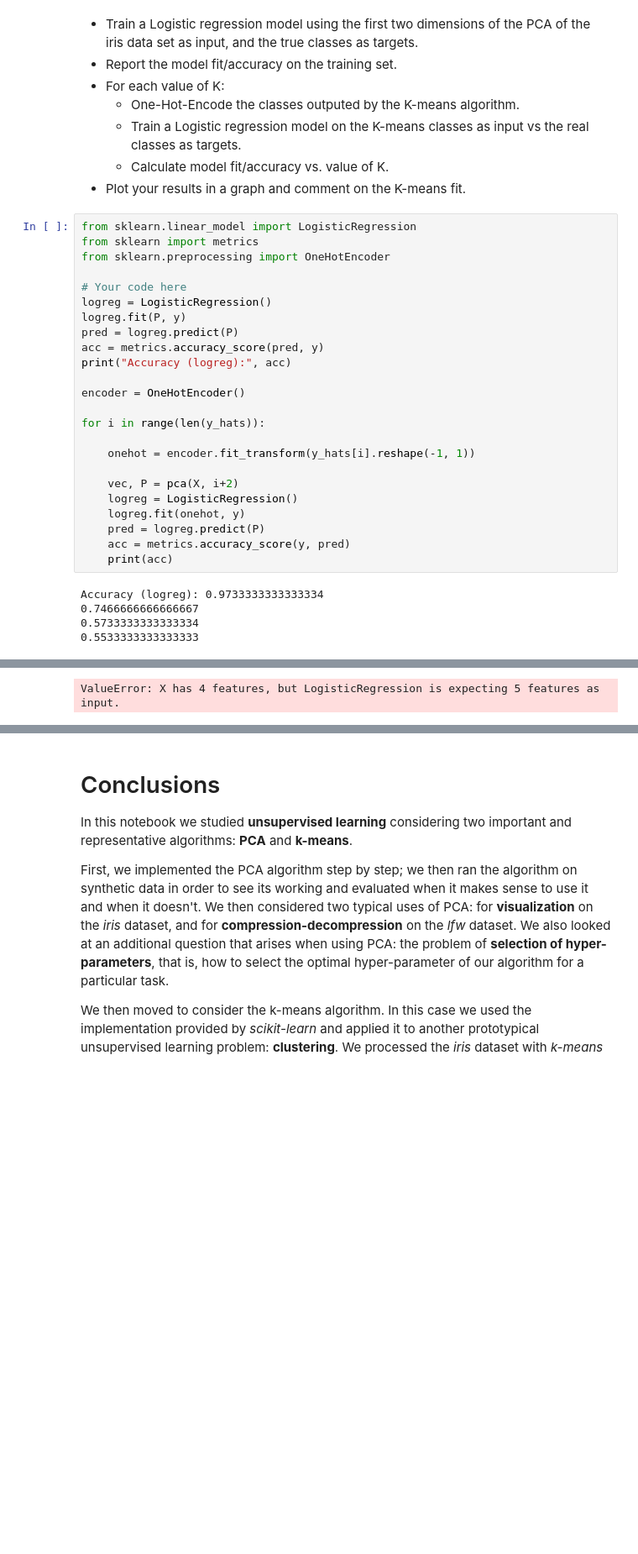
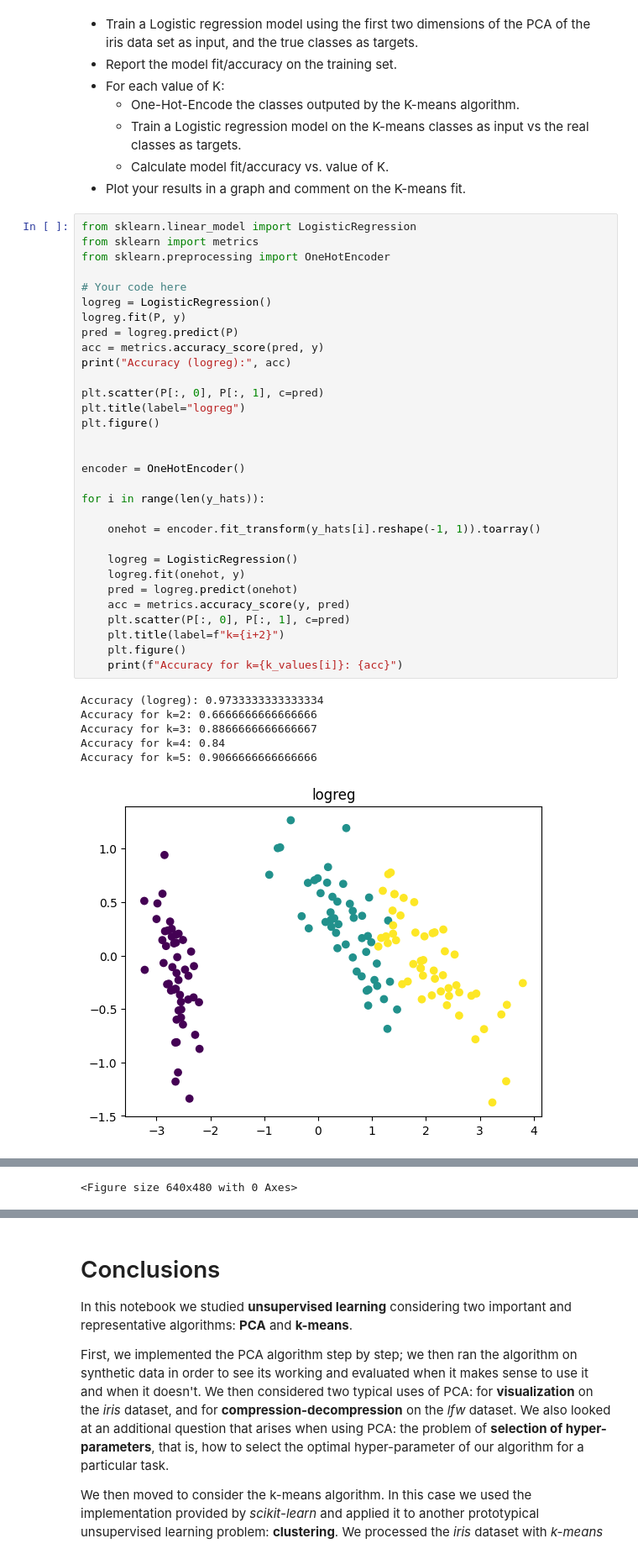
Before and after one commit to mariusfredrichsen/uio, a Jupyter notebook: IN3050/assignment3/IN3050_assignment_3.ipynb, the cells around one changed output, grey strips where cells are left out. Shown at 84% size. Saved outputs shown, nothing was run; the diff lists cells and outputs as text; blank space fills up the shorter version.

```diff
--- a/IN3050/assignment3/IN3050_assignment_3.ipynb
+++ b/IN3050/assignment3/IN3050_assignment_3.ipynb
@@ -583,29 +598,38 @@ In practice, you will do the following: Reload the *iris* dataset. Import a stan
 # %%
 from sklearn.linear_model import LogisticRegression
 from sklearn import metrics
 from sklearn.preprocessing import OneHotEncoder
 
 # Your code here
 logreg = LogisticRegression()
 logreg.fit(P, y)
 pred = logreg.predict(P)
 acc = metrics.accuracy_score(pred, y)
 print("Accuracy (logreg):", acc)
 
+plt.scatter(P[:, 0], P[:, 1], c=pred)
+plt.title(label="logreg")
+plt.figure()
+
+
 encoder = OneHotEncoder()
 
 for i in range(len(y_hats)):
 
-    onehot = encoder.fit_transform(y_hats[i].reshape(-1, 1))
+    onehot = encoder.fit_transform(y_hats[i].reshape(-1, 1)).toarray()
 
-    vec, P = pca(X, i+2)
     logreg = LogisticRegression()
     logreg.fit(onehot, y)
-    pred = logreg.predict(P)
+    pred = logreg.predict(onehot)
     acc = metrics.accuracy_score(y, pred)
-    print(acc)
+    plt.scatter(P[:, 0], P[:, 1], c=pred)
+    plt.title(label=f"k={i+2}")
+    plt.figure()
+    print(f"Accuracy for k={k_values[i]}: {acc}")
 # %% [output]
 Accuracy (logreg): 0.9733333333333334
-0.7466666666666667
-0.5733333333333334
-0.5533333333333333
+Accuracy for k=2: 0.6666666666666666
+Accuracy for k=3: 0.8866666666666667
+Accuracy for k=4: 0.84
+Accuracy for k=5: 0.9066666666666666
+[figure, added]
@@ -612 +640 @@ Accuracy (logreg): 0.9733333333333334
-ValueError: X has 4 features, but LogisticRegression is expecting 5 features as input.
+<Figure size 640x480 with 0 Axes>
```
Also changed, not shown: parts of 5 cells of this notebook, 15 other files.
